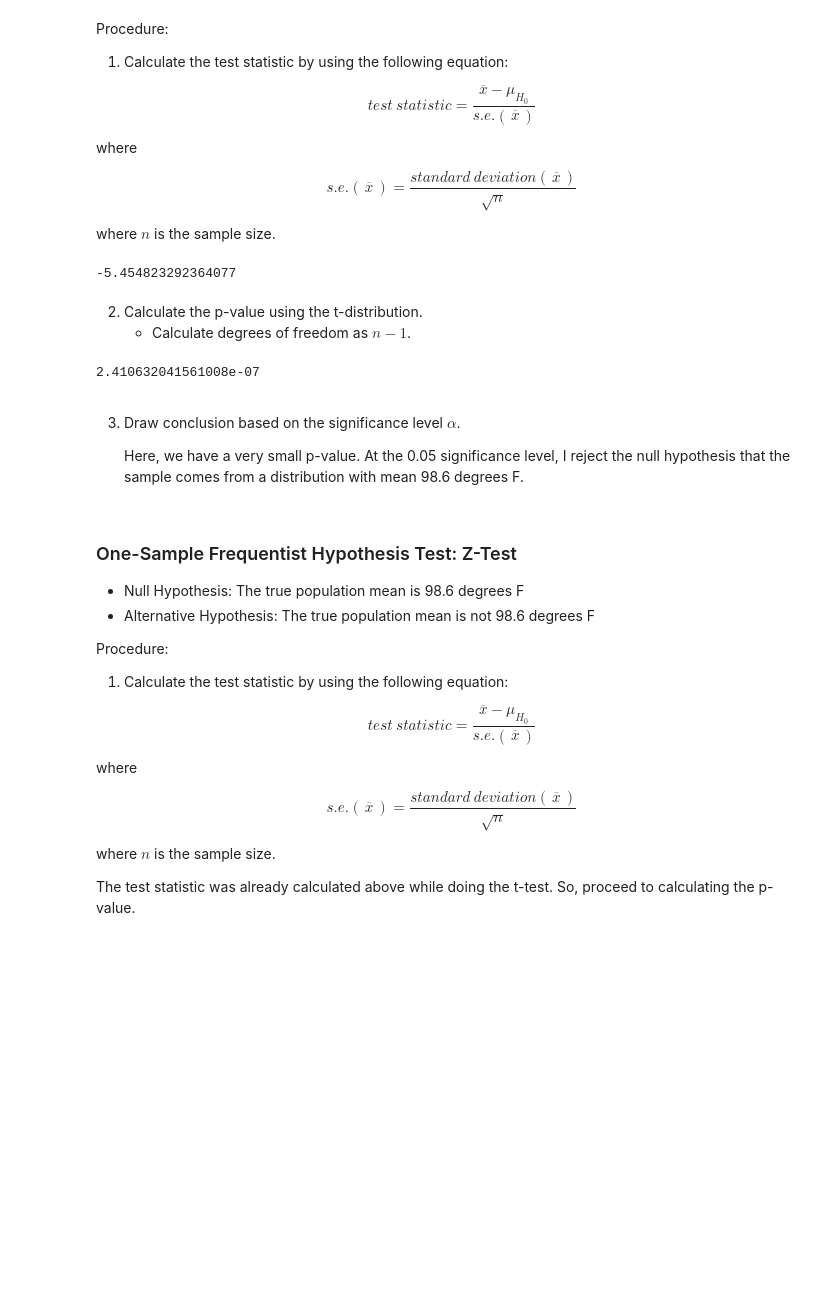
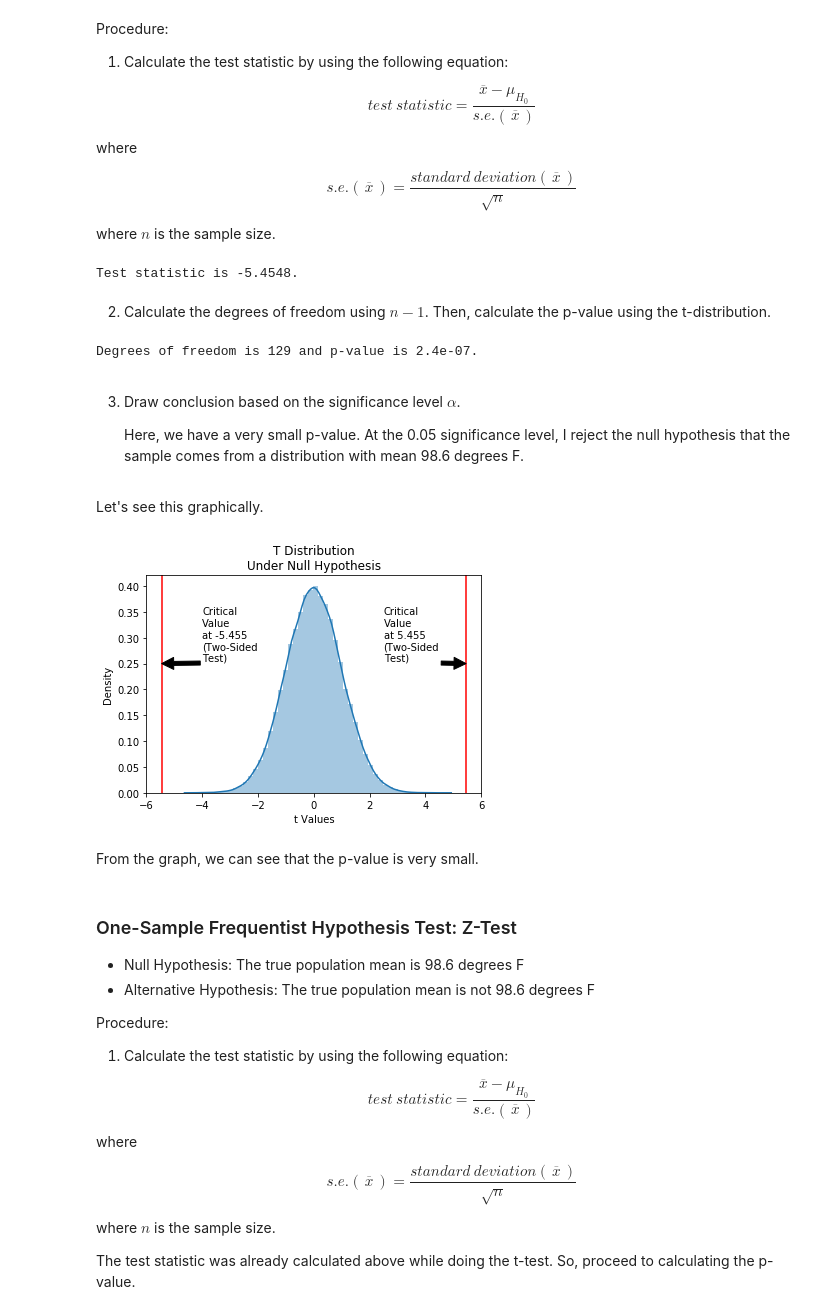
Before and after one commit to danielhanbitlee/Springboard, a Jupyter notebook: eda_projects/eda_human_temperature.ipynb, the cells around one changed output. Drawn from its saved outputs; the diff is of its cells as text; code cells hidden in the pictures; blank space fills up the shorter version.

Commit message:
updated eda human temperature ipynb

```diff
--- a/eda_projects/eda_human_temperature.ipynb
+++ b/eda_projects/eda_human_temperature.ipynb
@@ -244,22 +258,49 @@ where $n$ is the sample size.
 # %%
 # calculate test statistic
 test_statistic = (temp_mean - 98.6) / (temp_sd / np.sqrt(len(temperature)))
-test_statistic
+print('Test statistic is {}.'.format(round(test_statistic, 4)))
 # %% [output]
--5.454823292364077
+Test statistic is -5.4548.
 # %% [markdown]
-2. Calculate the p-value using the t-distribution.
-    * Calculate degrees of freedom as $n - 1$.
+2. Calculate the degrees of freedom using $n - 1$. Then, calculate the p-value using the t-distribution.
 # %%
 # calculate p-value using the t-distribution
-p_value = t.cdf(test_statistic, df = len(temperature) - 1) * 2
-p_value
+df = len(temperature) - 1
+p_value = t.cdf(test_statistic, df = df) * 2
+print('Degrees of freedom is {} and p-value is {}.'.format(df, round(p_value, 8)))
 # %% [output]
-2.410632041561008e-07
+Degrees of freedom is 129 and p-value is 2.4e-07.
 # %% [markdown]
 3. Draw conclusion based on the significance level $\alpha$.
 
     Here, we have a very small p-value. At the 0.05 significance level, I reject the null hypothesis that the sample comes from a distribution with mean 98.6 degrees F.
+# %% [markdown]
+Let's see this graphically.
+# %%
+# sample 100000 times from a standard t distribution with df = 129
+t_distribution = np.random.standard_t(df = df, size = 100000)
+
+# generate plot
+_ = sns.distplot(t_distribution, norm_hist = True)
+_ = plt.axvline(x=test_statistic, color = 'red')
+_ = plt.title('T Distribution\nUnder Null Hypothesis')
+_ = plt.xlabel('t Values')
+_ = plt.ylabel('Density')
+_ = plt.xlim(-6, 6)
+_ = plt.annotate('Critical\nValue\nat {}\n(Two-Sided\nTest)'.format(round(test_statistic, 3)),
+                 xy = (test_statistic, 0.25),
+                 xytext = (-4, .255),
+                 arrowprops = dict(facecolor = 'black'))
+_ = plt.axvline(x=-test_statistic, color = 'red')
+_ = plt.annotate('Critical\nValue\nat {}\n(Two-Sided\nTest)'.format(round(-test_statistic, 3)),
+                 xy = (-test_statistic, .25),
+                 xytext = (2.5, .255),
+                 arrowprops = dict(facecolor = 'black'))
+plt.show()
+# %% [output]
+[figure, added]
+# %% [markdown]
+From the graph, we can see that the p-value is very small.
 # %% [markdown]
 ### One-Sample Frequentist Hypothesis Test: Z-Test
 
```
Also changed, not shown: parts of 35 cells of this notebook.
